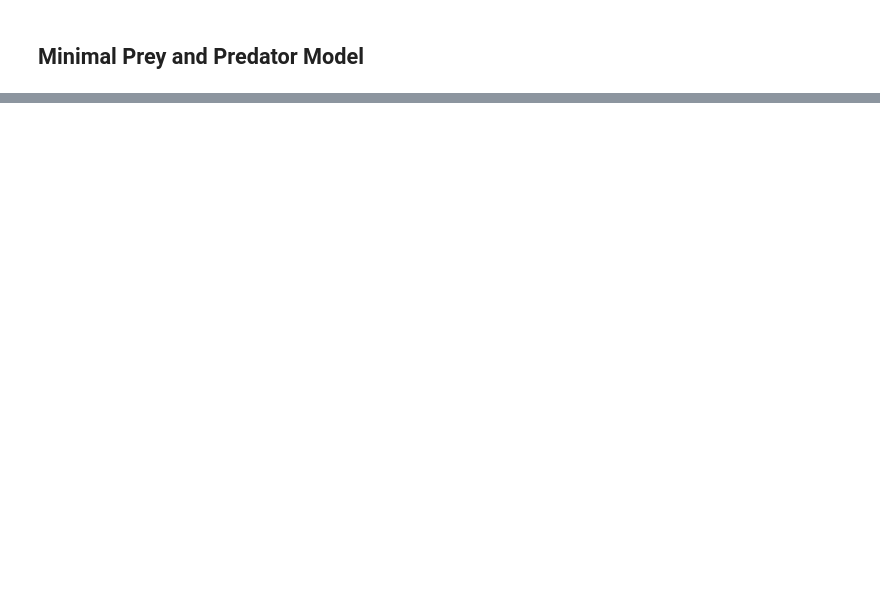
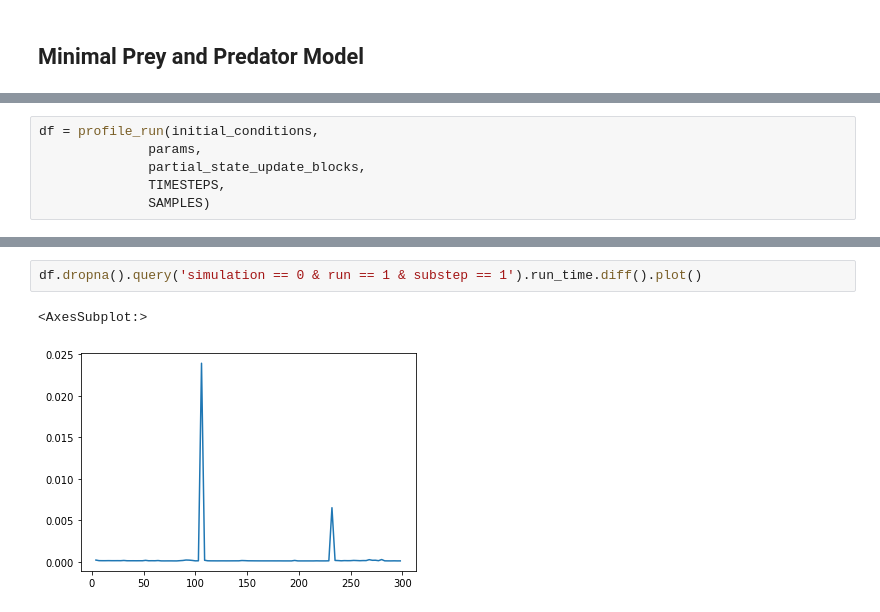
Before and after one commit to cadCAD-org/cadCAD-tools, a Jupyter notebook: notebooks/mpp.ipynb, the cells around one changed output, grey strips where cells are left out. Saved outputs shown, nothing was run; the diff lists cells and outputs as text; blank space fills up the shorter version.

Commit message:
add profile run & types

```diff
--- a/notebooks/easy_mpp.ipynb
+++ b/notebooks/mpp.ipynb
@@ -119,0 +129,6 @@ Total execution time: 1.01s
+# %%
+df = profile_run(initial_conditions,
+              params,
+              partial_state_update_blocks,
+              TIMESTEPS,
+              SAMPLES)
@@ -145,0 +159,5 @@ fig.show()
+# %%
+df.dropna().query('simulation == 0 & run == 1 & substep == 1').run_time.diff().plot()
+# %% [output]
+<AxesSubplot:>
+[figure, added]
```
Also changed, not shown: parts of 7 cells of this notebook, 6 other files.
